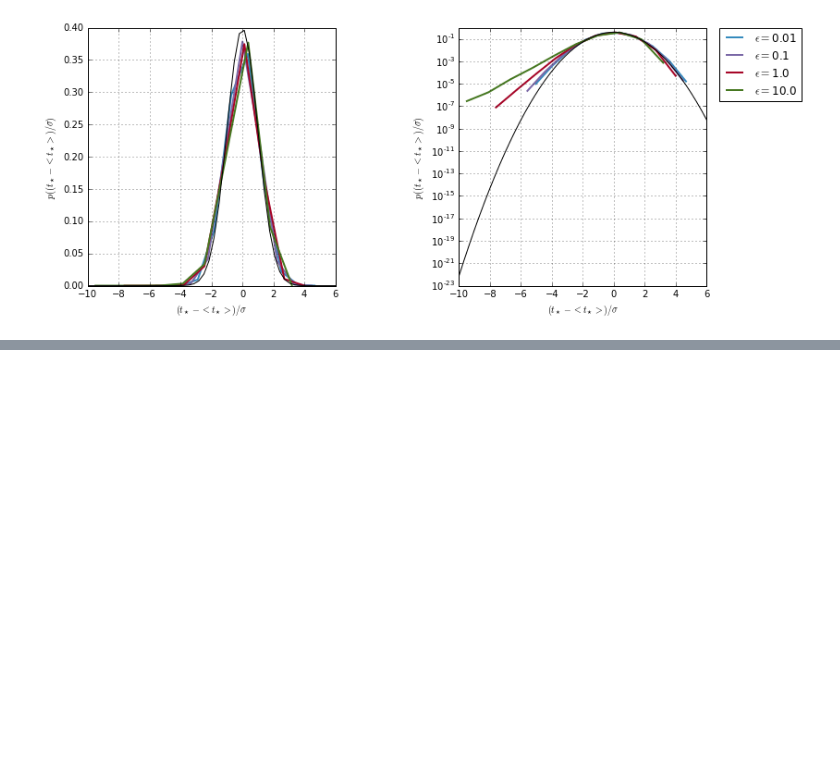
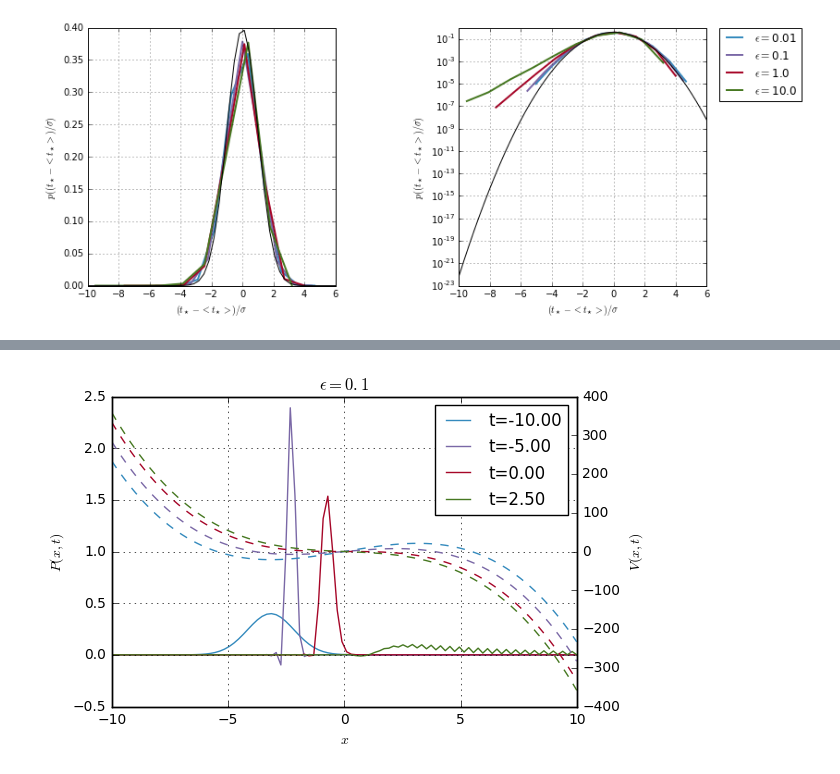
Before and after one commit to cbherbert/stochrare, a Jupyter notebook: Stability-Loss.ipynb, the cells around one changed output, grey strips where cells are left out. Cells and saved outputs as stored; diff of their text form; code cells hidden in the pictures; blank space fills up the shorter version.

```diff
--- a/Stability-Loss.ipynb
+++ b/Stability-Loss.ipynb
@@ -647,0 +654,4 @@ escapetime_pdf_plot(-7,-49,10,stoch_model_2,stoch_model_1,stoch_model_0,stoch_mo
+# %%
+stochtrans1D.StochSaddleNode(0.1).pdfplot(-10.0,-5.0,0.0,2.5,potential=True,dt=0.0001)
+# %% [output]
+[figure, added]
```
Also changed, not shown: parts of 6 cells of this notebook.
